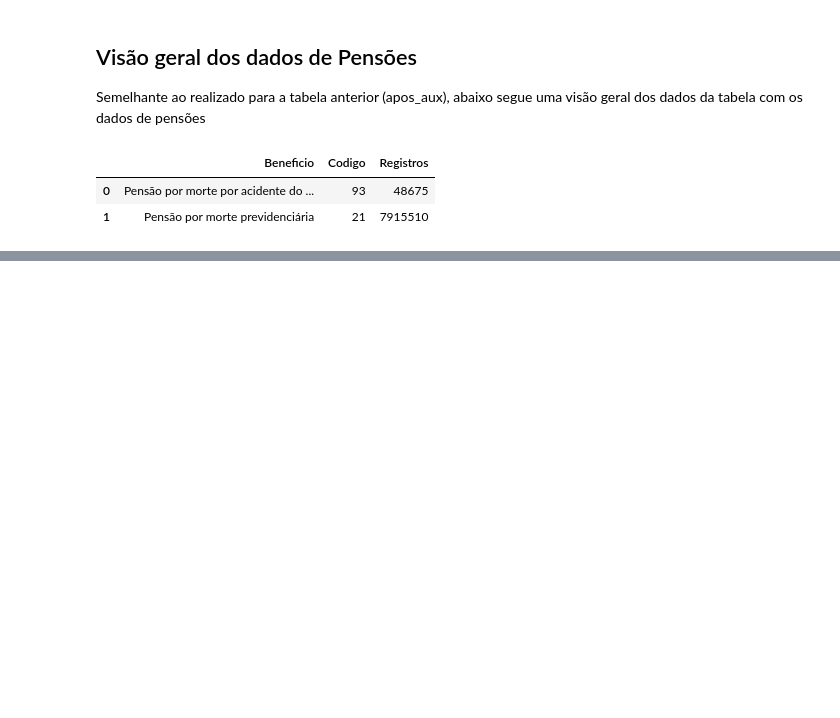
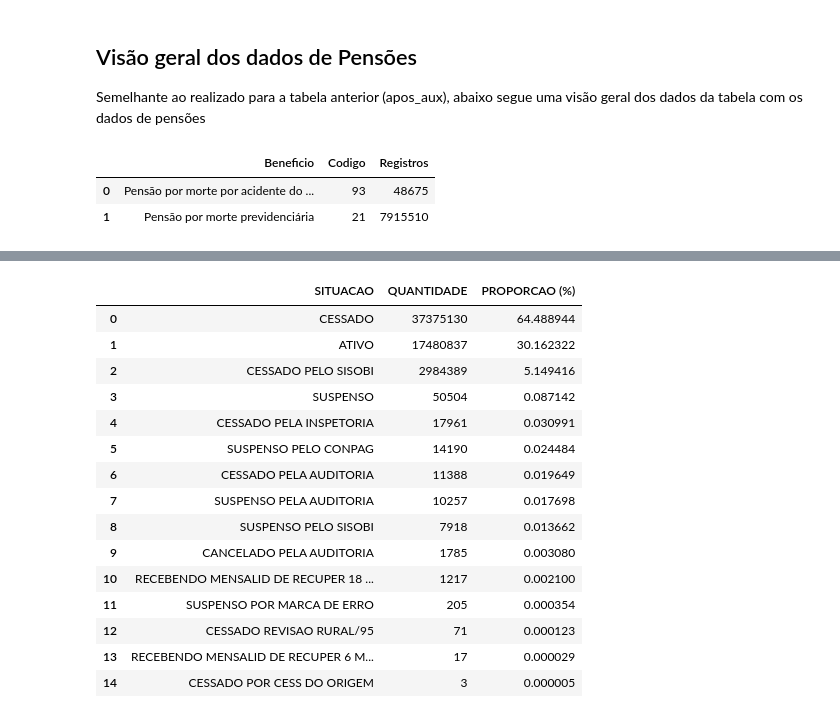
Before and after one commit to cpatrickalves/analise-rgps, a Jupyter notebook: analise-geral.ipynb, the cells around one changed output, grey strips where cells are left out. Cells and saved outputs as stored; diff of their text form; code cells hidden in the pictures; blank space fills up the shorter version.

```diff
--- a/analise-geral.ipynb
+++ b/analise-geral.ipynb
@@ -179,0 +307,25 @@ Em desenvolvimento...<br>
+# %%
+# Realiza a Query no banco de dados
+reg_situacao = run_query("SELECT SITUACAO, COUNT(SITUACAO) AS QUANTIDADE FROM apos_aux GROUP BY SITUACAO ORDER BY QUANTIDADE DESC")
+# Substitui os códigos da coluna SITUACAO pelo texto correspondente
+reg_situacao['SITUACAO'] = reg_situacao['SITUACAO'].apply(lambda x: codigos_situacao[x])
+# Adiciona mais uma coluna com a porcentagem relativa em relação ao total
+reg_situacao['PROPORCAO (%)'] = 100*(reg_situacao['QUANTIDADE']/reg_situacao['QUANTIDADE'].sum())
+reg_situacao
+# %% [output]
+|  | SITUACAO | QUANTIDADE | PROPORCAO (%) |
+| 0 | CESSADO | 37375130 | 64.488944 |
+| 1 | ATIVO | 17480837 | 30.162322 |
+| 2 | CESSADO PELO SISOBI | 2984389 | 5.149416 |
+| 3 | SUSPENSO | 50504 | 0.087142 |
+| 4 | CESSADO PELA INSPETORIA | 17961 | 0.030991 |
+| 5 | SUSPENSO PELO CONPAG | 14190 | 0.024484 |
+| 6 | CESSADO PELA AUDITORIA | 11388 | 0.019649 |
+| 7 | SUSPENSO PELA AUDITORIA | 10257 | 0.017698 |
+| 8 | SUSPENSO PELO SISOBI | 7918 | 0.013662 |
+| 9 | CANCELADO PELA AUDITORIA | 1785 | 0.003080 |
+| 10 | RECEBENDO MENSALID DE RECUPER 18 ... | 1217 | 0.002100 |
+| 11 | SUSPENSO POR MARCA DE ERRO | 205 | 0.000354 |
+| 12 | CESSADO REVISAO RURAL/95 | 71 | 0.000123 |
+| 13 | RECEBENDO MENSALID DE RECUPER 6 M... | 17 | 0.000029 |
+| 14 | CESSADO POR CESS DO ORIGEM | 3 | 0.000005 |
```
Also changed, not shown: parts of 18 cells of this notebook, 1 other file.
